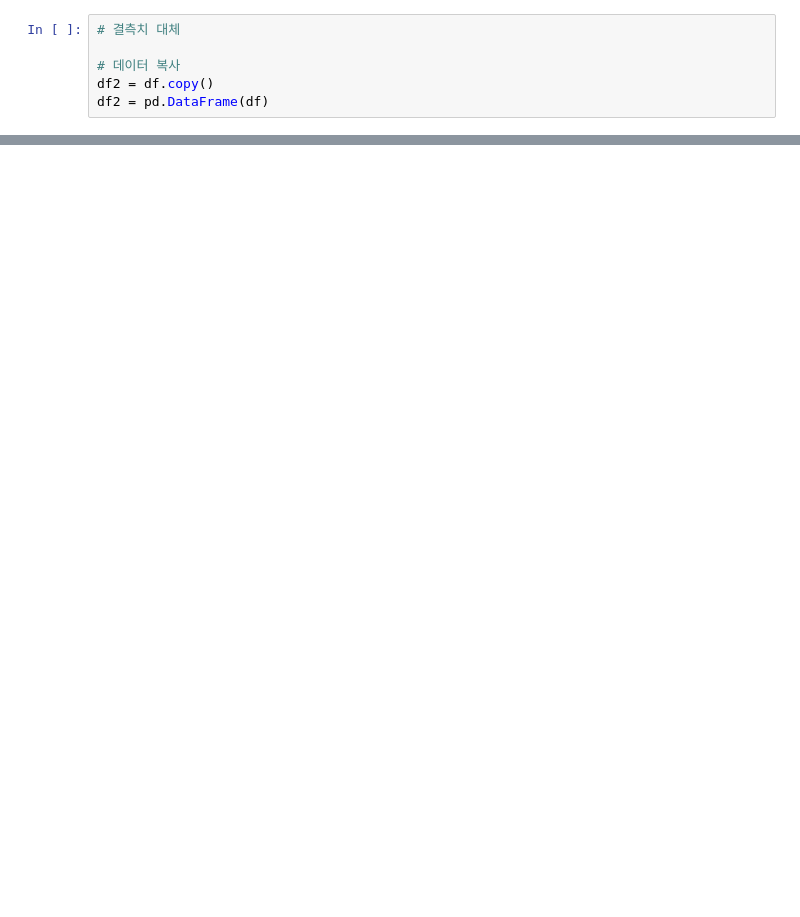
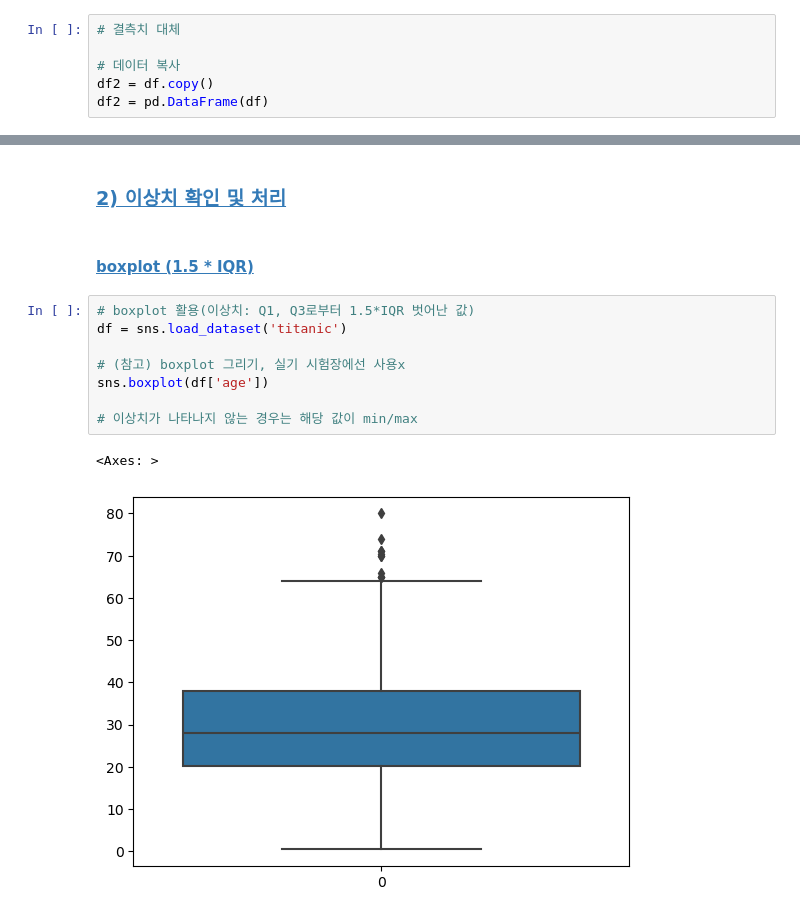
Before and after one commit to yjspheal/Study, a Jupyter notebook: Python/BigData_Analyzer_Cert/1st_subject.ipynb, the cells around one changed output, grey strips where cells are left out. Cells and saved outputs as stored; diff of their text form; blank space fills up the shorter version.

```diff
--- a/Python/BigData_Analyzer_Cert/1st_subject.ipynb
+++ b/Python/BigData_Analyzer_Cert/1st_subject.ipynb
@@ -604,0 +642,15 @@ df2 = pd.DataFrame(df)
+# %% [markdown]
+### <a id='toc2_5_2_'></a>[2) 이상치 확인 및 처리](#toc0_)
+# %% [markdown]
+#### <a id='toc2_5_2_1_'></a>[boxplot (1.5 * IQR)](#toc0_)
+# %%
+# boxplot 활용(이상치: Q1, Q3로부터 1.5*IQR 벗어난 값)
+df = sns.load_dataset('titanic')
+
+# (참고) boxplot 그리기, 실기 시험장에선 사용x
+sns.boxplot(df['age'])
+
+# 이상치가 나타나지 않는 경우는 해당 값이 min/max
+# %% [output]
+<Axes: >
+[figure, added]
```
Also changed, not shown: parts of 60 cells of this notebook.
